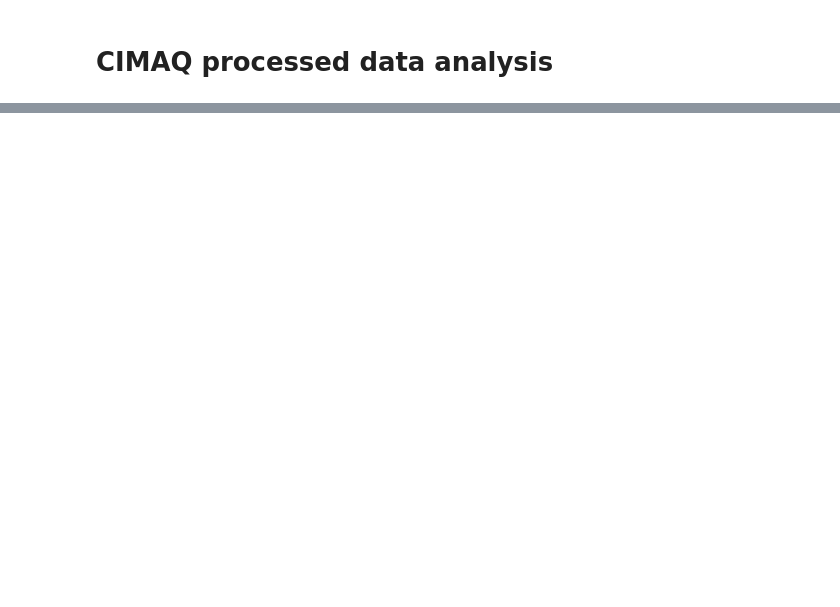
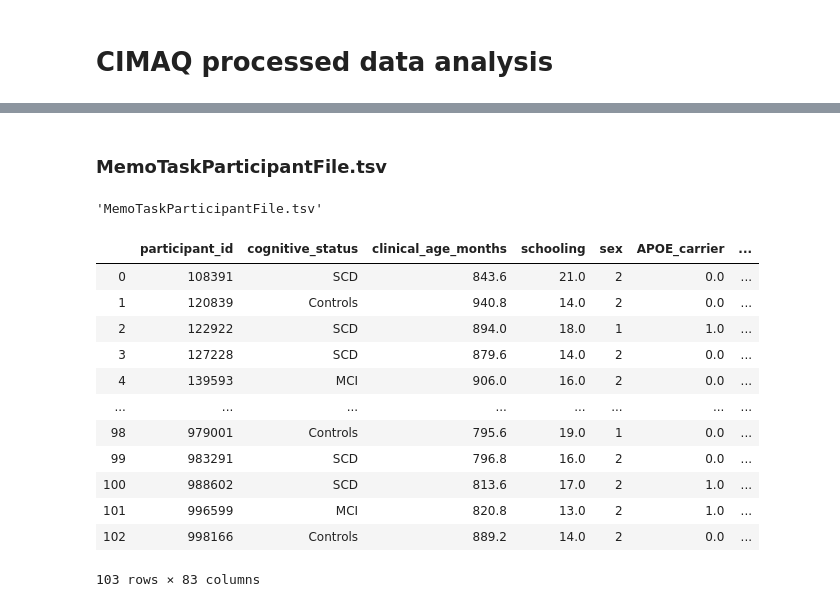
Before and after one commit to courtois-neuromod/cimaq_memory, a Jupyter notebook: processed_data.ipynb, the cells around one changed output, grey strips where cells are left out. Drawn from its saved outputs; the diff is of its cells as text; code cells hidden in the pictures; blank space fills up the shorter version.

```diff
--- a/processed_data.ipynb
+++ b/processed_data.ipynb
@@ -73,0 +108,23 @@ confouds_dir = "../../../data/cisl/DATA/cimaq_03-19/derivatives/CIMAQ_fmri_memor
+# %% [markdown]
+### MemoTaskParticipantFile.tsv
+# %%
+MemoTaskParticipantFile = participants_lists[0]
+# Splitting_list = participants_lists[2]
+# sub_list = participants_lists[3]
+
+display(MemoTaskParticipantFile[0], MemoTaskParticipantFile[1])
+# %% [output]
+'MemoTaskParticipantFile.tsv'
+|  | participant_id | cognitive_status | clinical_age_months | schooling | sex | APOE_carrier | ... |
+| 0 | 108391 | SCD | 843.6 | 21.0 | 2 | 0.0 | ... |
+| 1 | 120839 | Controls | 940.8 | 14.0 | 2 | 0.0 | ... |
+| 2 | 122922 | SCD | 894.0 | 18.0 | 1 | 1.0 | ... |
+| 3 | 127228 | SCD | 879.6 | 14.0 | 2 | 0.0 | ... |
+| 4 | 139593 | MCI | 906.0 | 16.0 | 2 | 0.0 | ... |
+| ... | ... | ... | ... | ... | ... | ... | ... |
+| 98 | 979001 | Controls | 795.6 | 19.0 | 1 | 0.0 | ... |
+| 99 | 983291 | SCD | 796.8 | 16.0 | 2 | 0.0 | ... |
+| 100 | 988602 | SCD | 813.6 | 17.0 | 2 | 1.0 | ... |
+| 101 | 996599 | MCI | 820.8 | 13.0 | 2 | 1.0 | ... |
+| 102 | 998166 | Controls | 889.2 | 14.0 | 2 | 0.0 | ... |
+103 rows × 83 columns
```
Also changed, not shown: parts of 37 cells of this notebook.
